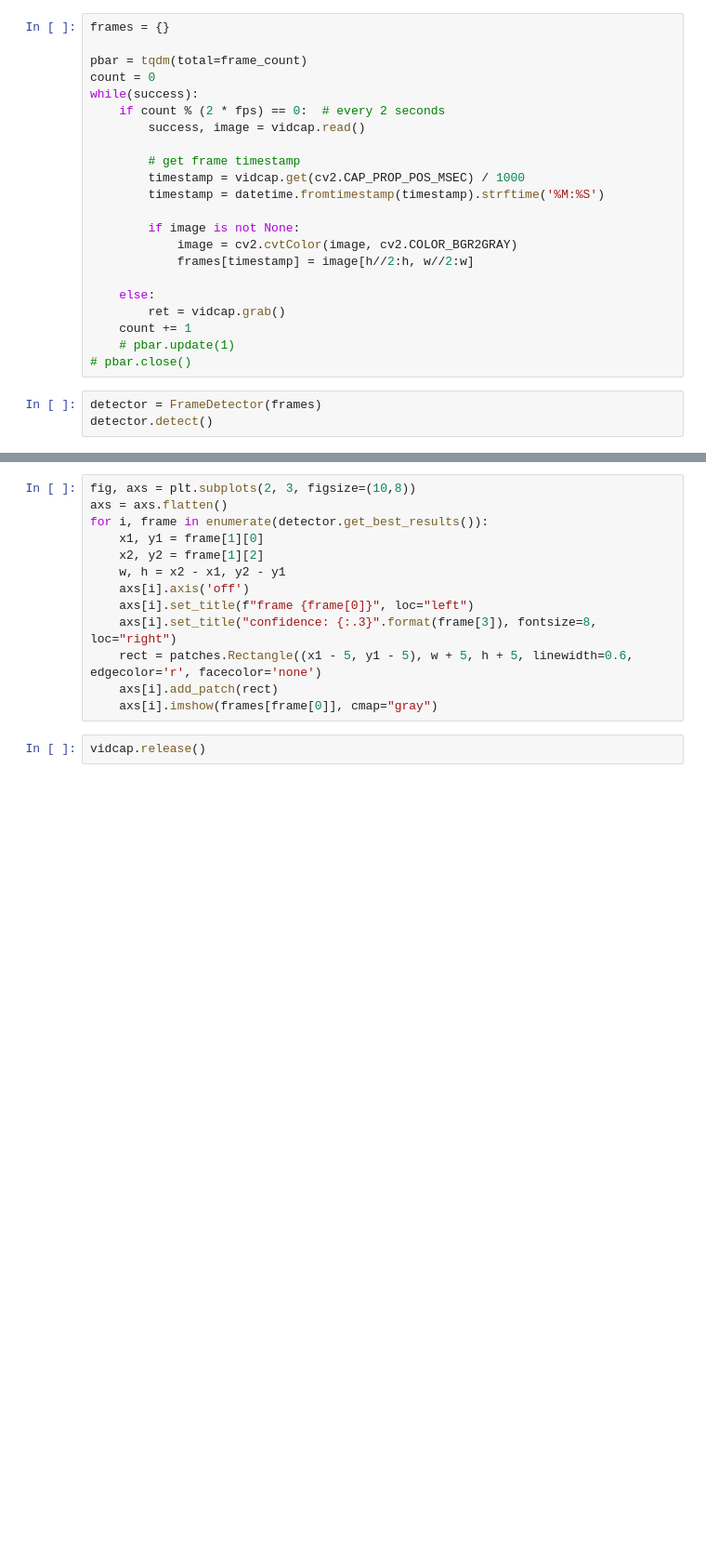
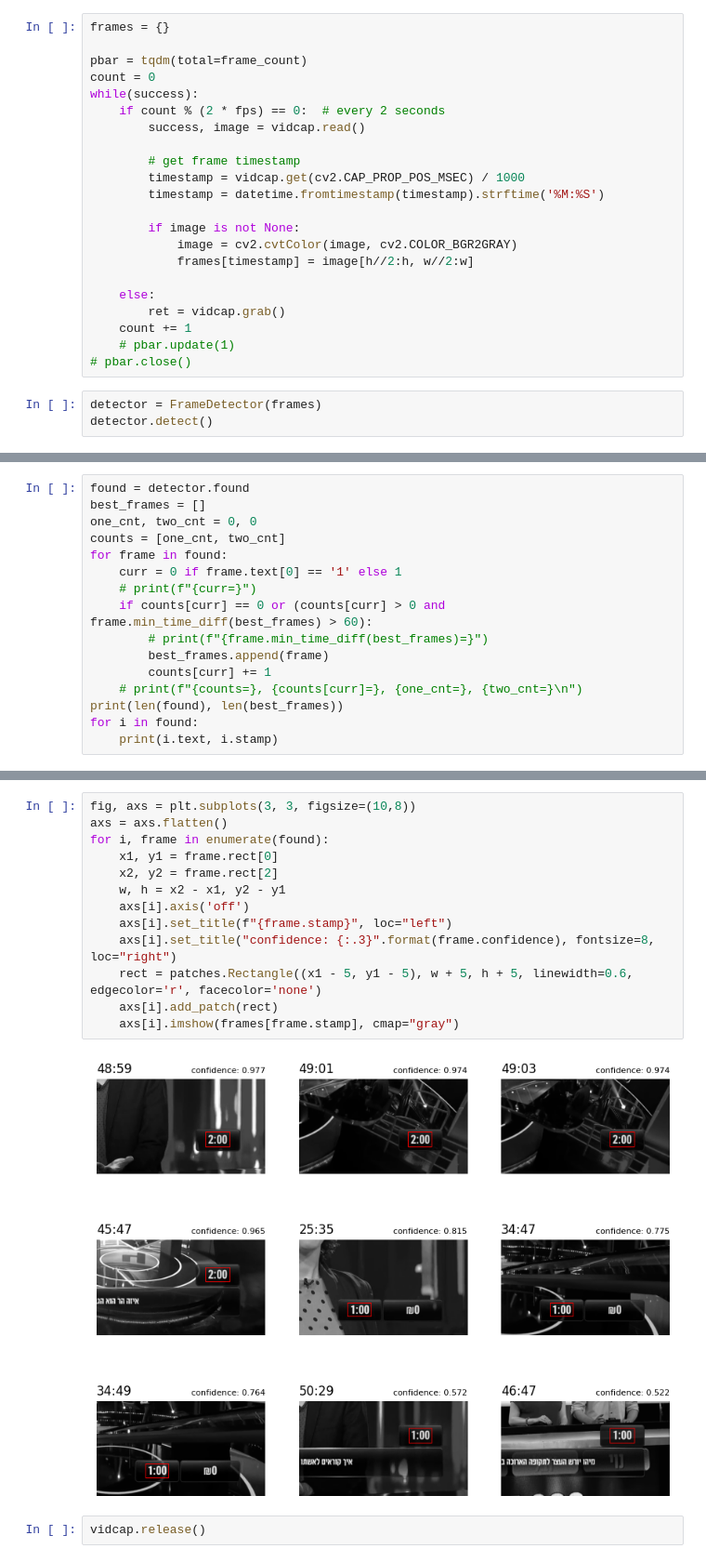
Before and after one commit to TzviGreenfeld/cut-to-the-chase, a Jupyter notebook: proof_of_concept.ipynb, the cells around one changed output, grey strips where cells are left out. Shown at 93% size. Cells and saved outputs as stored; diff of their text form; blank space fills up the shorter version.

Commit message:
time thing works. dosent find 2 1:00

```diff
--- a/proof_of_concept.ipynb
+++ b/proof_of_concept.ipynb
@@ -47,0 +42,16 @@ TypeError: an integer is required (got type str)
+# %%
+found = detector.found
+best_frames = []
+one_cnt, two_cnt = 0, 0
+counts = [one_cnt, two_cnt]
+for frame in found:
+    curr = 0 if frame.text[0] == '1' else 1
+    # print(f"{curr=}")
+    if counts[curr] == 0 or (counts[curr] > 0 and frame.min_time_diff(best_frames) > 60):
+        # print(f"{frame.min_time_diff(best_frames)=}")
+        best_frames.append(frame)
+        counts[curr] += 1
+    # print(f"{counts=}, {counts[curr]=}, {one_cnt=}, {two_cnt=}\n")
+print(len(found), len(best_frames))
+for i in found:
+    print(i.text, i.stamp)
@@ -48,15 +69,17 @@ TypeError: an integer is required (got type str)
 # %%
-fig, axs = plt.subplots(2, 3, figsize=(10,8))
+fig, axs = plt.subplots(3, 3, figsize=(10,8))
 axs = axs.flatten()
-for i, frame in enumerate(detector.get_best_results()):
-    x1, y1 = frame[1][0]
-    x2, y2 = frame[1][2]
+for i, frame in enumerate(found):
+    x1, y1 = frame.rect[0]
+    x2, y2 = frame.rect[2]
     w, h = x2 - x1, y2 - y1
     axs[i].axis('off')
-    axs[i].set_title(f"frame {frame[0]}", loc="left")
-    axs[i].set_title("confidence: {:.3}".format(frame[3]), fontsize=8, loc="right")
+    axs[i].set_title(f"{frame.stamp}", loc="left")
+    axs[i].set_title("confidence: {:.3}".format(frame.confidence), fontsize=8, loc="right")
     rect = patches.Rectangle((x1 - 5, y1 - 5), w + 5, h + 5, linewidth=0.6, edgecolor='r', facecolor='none')
     axs[i].add_patch(rect)
-    axs[i].imshow(frames[frame[0]], cmap="gray")
+    axs[i].imshow(frames[frame.stamp], cmap="gray")
+# %% [output]
+[figure, added]
 # %%
 vidcap.release()
```
Also changed, not shown: parts of 3 cells of this notebook, 1 other file.
